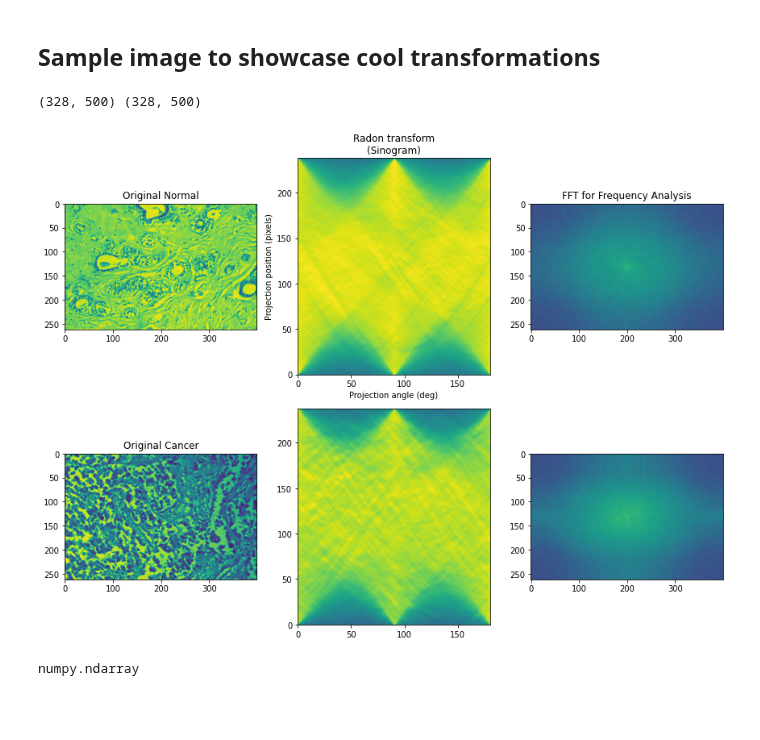
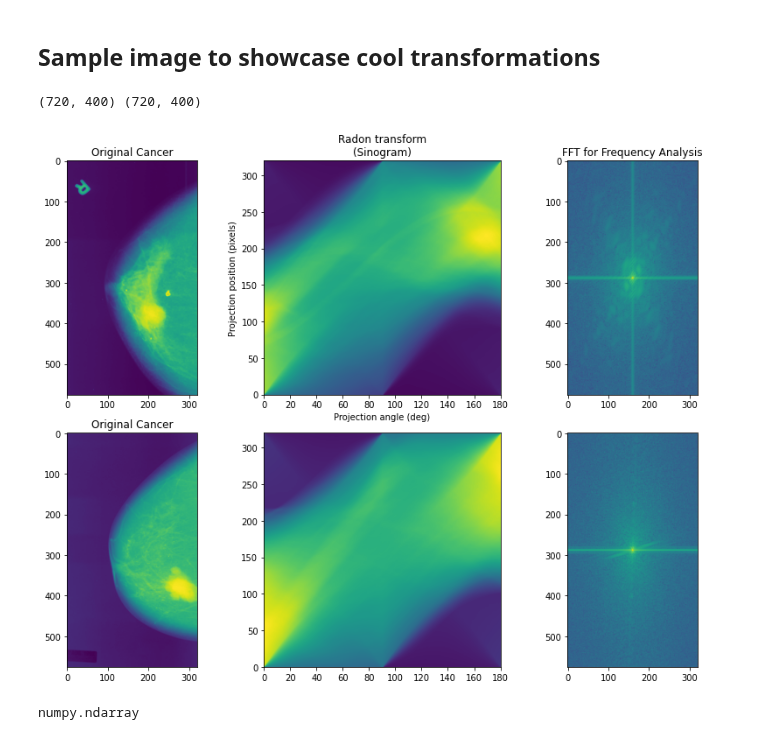
Before and after one commit to mkpetterson/cancer-prediction, a Jupyter notebook: notebooks/FFT_sinogram.ipynb, the cells around one changed output. Drawn from its saved outputs; the diff is of its cells as text; code cells hidden in the pictures; blank space fills up the shorter version.

```diff
--- a/notebooks/FFT_sinogram.ipynb
+++ b/notebooks/FFT_sinogram.ipynb
@@ -89,8 +75,8 @@ os.getcwd()
 # import image as numpy array. Use Imageio
 
 path = '/home/maureen/Documents/Galvanize/Capstone1/Capstone3/Cancer_Prediction/'
-normal = 'SOB_B_TA-14-3411F-100-017.png'#'D_4530_1.RIGHT_CC.jpg'#
-malignant = 'SOB_M_DC-14-2773-100-020.png'#'Mass-Training_P_01057_RIGHT_CC.jpg'
+normal = 'cancer_B_3387_1.RIGHT_CC.png'#'D_4530_1.RIGHT_CC.jpg'#
+malignant = 'cancer_C_0011_1.RIGHT_CC.png'#'cancer_A_1574_1.RIGHT_CC.png'
 img1 = 'testimage4.jpg'
 
 image1 = imageio.imread(normal).sum(axis=2) # for 3 channel images
@@ -119,40 +105,40 @@ fft2 = np.log(np.abs(f_shift))
 # Plot
 fig, axes = plt.subplots(2, 3, figsize=(12, 9))
 
 ax1 = axes[0,0]
-ax1.set_title("Original Normal")
+ax1.set_title("Original Cancer")
 ax1.imshow(image1)#, cmap=plt.cm.Greys_r)
 
 ax2 = axes[0,1]
 ax2.set_title("Radon transform\n(Sinogram)")
 ax2.set_xlabel("Projection angle (deg)")
 ax2.set_ylabel("Projection position (pixels)")
 ax2.imshow(sino1,# cmap=plt.cm.Greys_r,
-           extent=(0, 180, 0, sinogram.shape[0]), aspect='auto')
+           extent=(0, 180, 0, sino1.shape[0]), aspect='auto')
 
 
 ax = axes[0,2]
 ax.set_title("FFT for Frequency Analysis")
 ax.imshow(fft1)#, cmap=plt.cm.Greys_r)
 
 
 ax = axes[1,0]
 ax.set_title("Original Cancer")
 ax.imshow(image2)#, cmap=plt.cm.Greys_r)
 
 ax = axes[1,1]
 ax.imshow(sino2,# cmap=plt.cm.Greys_r,
-           extent=(0, 180, 0, sinogram.shape[0]), aspect='auto')
+           extent=(0, 180, 0, sino2.shape[0]), aspect='auto')
 
 ax = axes[1,2]
 ax.imshow(fft2)#, cmap=plt.cm.Greys_r)
 
 fig.tight_layout()
-plt.savefig('radon_fft_hist_2.png', dpi=350)
-plt.show()
+# plt.savefig('radon_fft_hist_2.png', dpi=350)
+# plt.show()
 # %% [output]
-(328, 500) (328, 500)
+(720, 400) (720, 400)
-[figure, old version]
+[figure, new version]
 # %%
 imageio.imsave()
 # %% [output]
```
Also changed, not shown: parts of 3 cells of this notebook, 6 other files.
